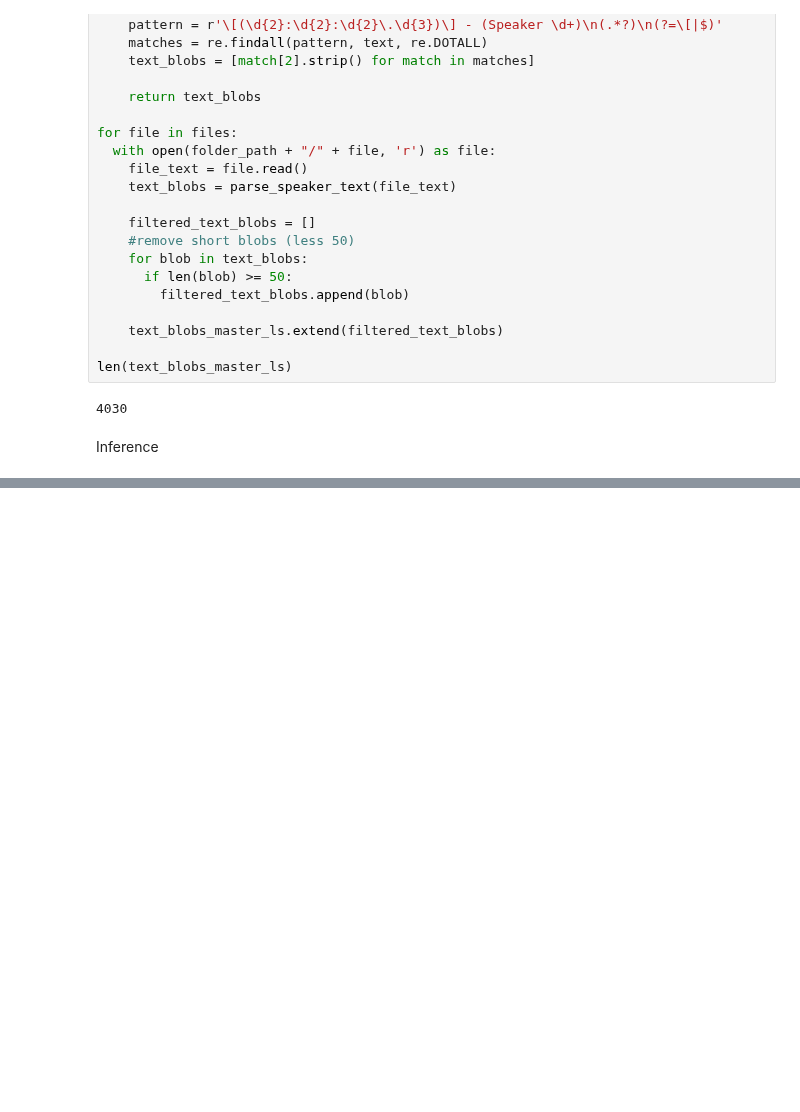
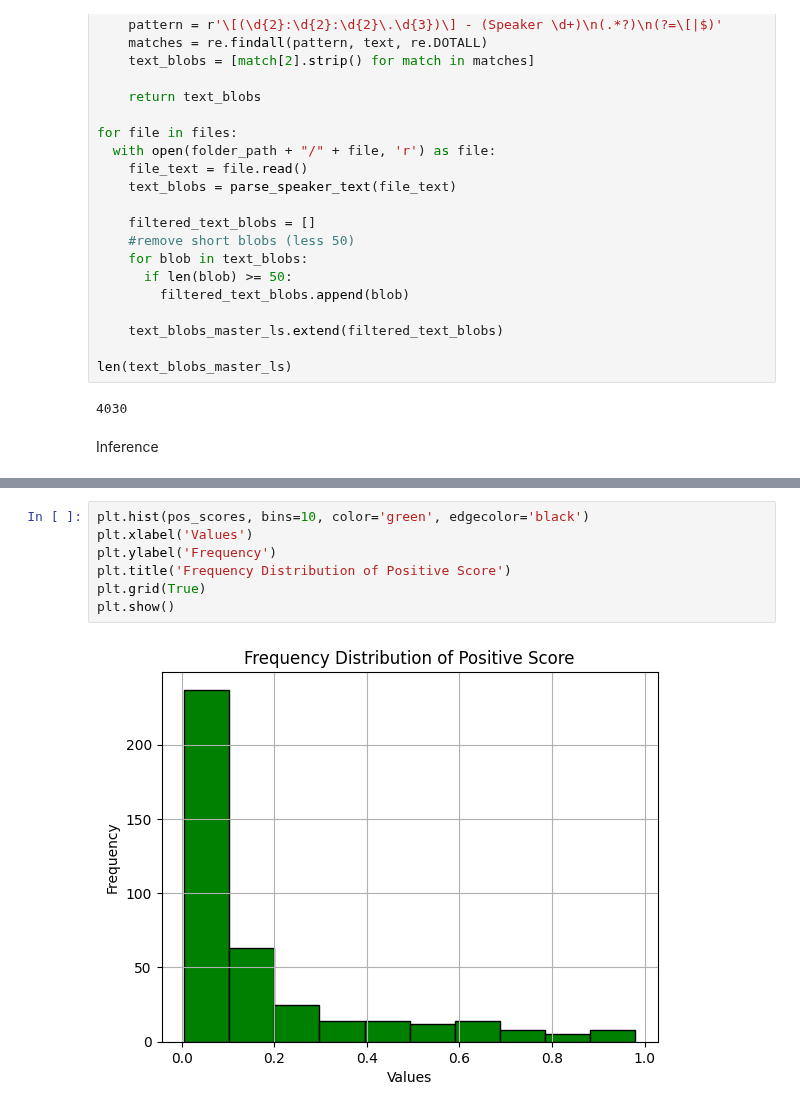
Before and after one commit to mpham8/kestelman-research, a Jupyter notebook: sentiment_analysis.ipynb, the cells around one changed output, grey strips where cells are left out. Drawn from its saved outputs; the diff is of its cells as text; blank space fills up the shorter version.

```diff
--- a/sentiment_analysis.ipynb
+++ b/sentiment_analysis.ipynb
@@ -71,0 +104,9 @@ array([0.93397576, 0.05625462, 0.00976964], dtype=float32)
+# %%
+plt.hist(pos_scores, bins=10, color='green', edgecolor='black')
+plt.xlabel('Values')
+plt.ylabel('Frequency')
+plt.title('Frequency Distribution of Positive Score')
+plt.grid(True)
+plt.show()
+# %% [output]
+[figure, added]
```
Also changed, not shown: parts of 8 cells of this notebook.
